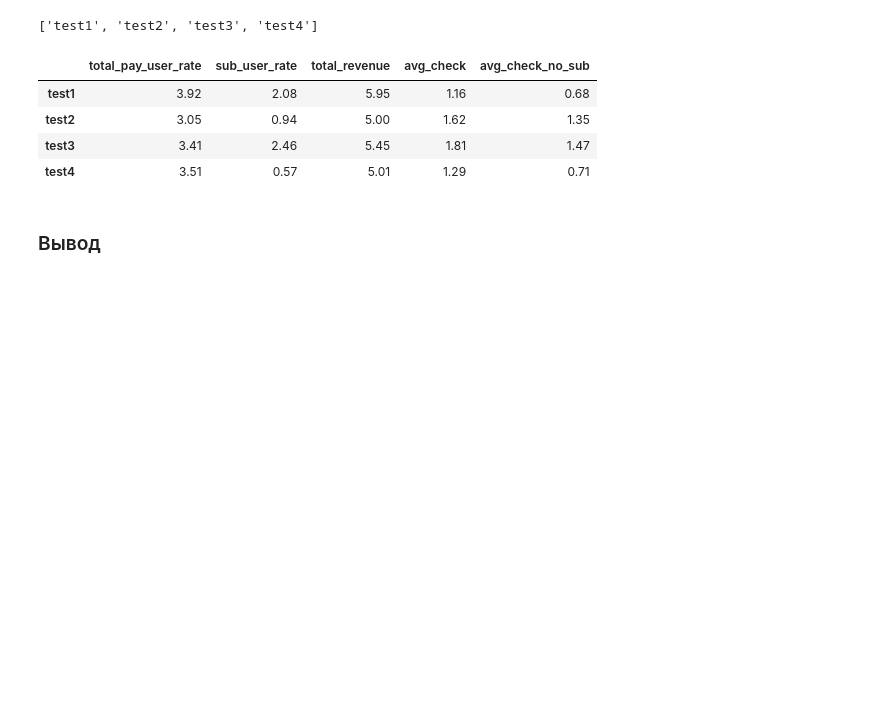
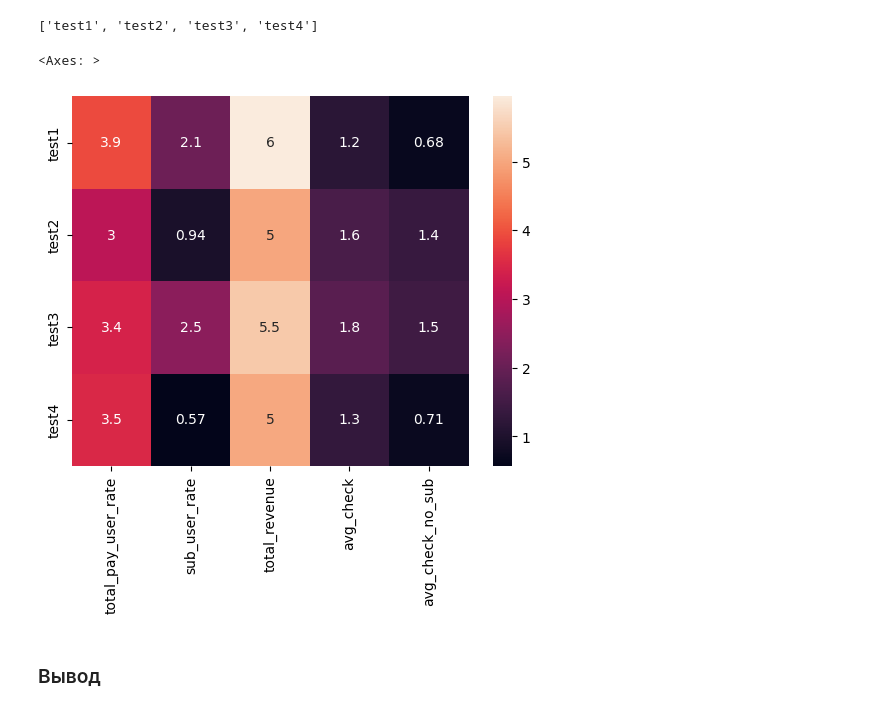
Before and after one commit to dimantut/Job_interview, a Jupyter notebook: Turygin_test_okko.ipynb, the cells around one changed output. Drawn from its saved outputs; the diff is of its cells as text; code cells hidden in the pictures; blank space fills up the shorter version.

```diff
--- a/Turygin_test_okko.ipynb
+++ b/Turygin_test_okko.ipynb
@@ -182,25 +183,22 @@ tag_list
 # %%
 #посчитаем аплифт каждой метрики
 metrics_list = ['total_pay_user_rate', 'sub_user_rate', 'total_revenue', 'avg_check', 'avg_check_no_sub']
 
 df_rows = []
 for tag in tag_list:
     df_row = []
     for metric in metrics_list:
         uplift = round((metrics.loc[tag][metric] - metrics.loc['control'][metric]) \
                         / metrics.loc['control'][metric] * 100, 2)
         df_row.append(uplift)
     df_rows.append(df_row)
 
 metrics_uplift = pd.DataFrame(data=df_rows, index=tag_list, columns=metrics_list)
 
-metrics_uplift
+sns.heatmap(metrics_uplift, annot=True)
 # %% [output]
-|  | total_pay_user_rate | sub_user_rate | total_revenue | avg_check | avg_check_no_sub |
-| test1 | 3.92 | 2.08 | 5.95 | 1.16 | 0.68 |
-| test2 | 3.05 | 0.94 | 5.00 | 1.62 | 1.35 |
-| test3 | 3.41 | 2.46 | 5.45 | 1.81 | 1.47 |
-| test4 | 3.51 | 0.57 | 5.01 | 1.29 | 0.71 |
+<Axes: >
+[figure, added]
 # %% [markdown]
 ### Вывод
 # %% [markdown]
```
Also changed, not shown: parts of 1 cell of this notebook.
